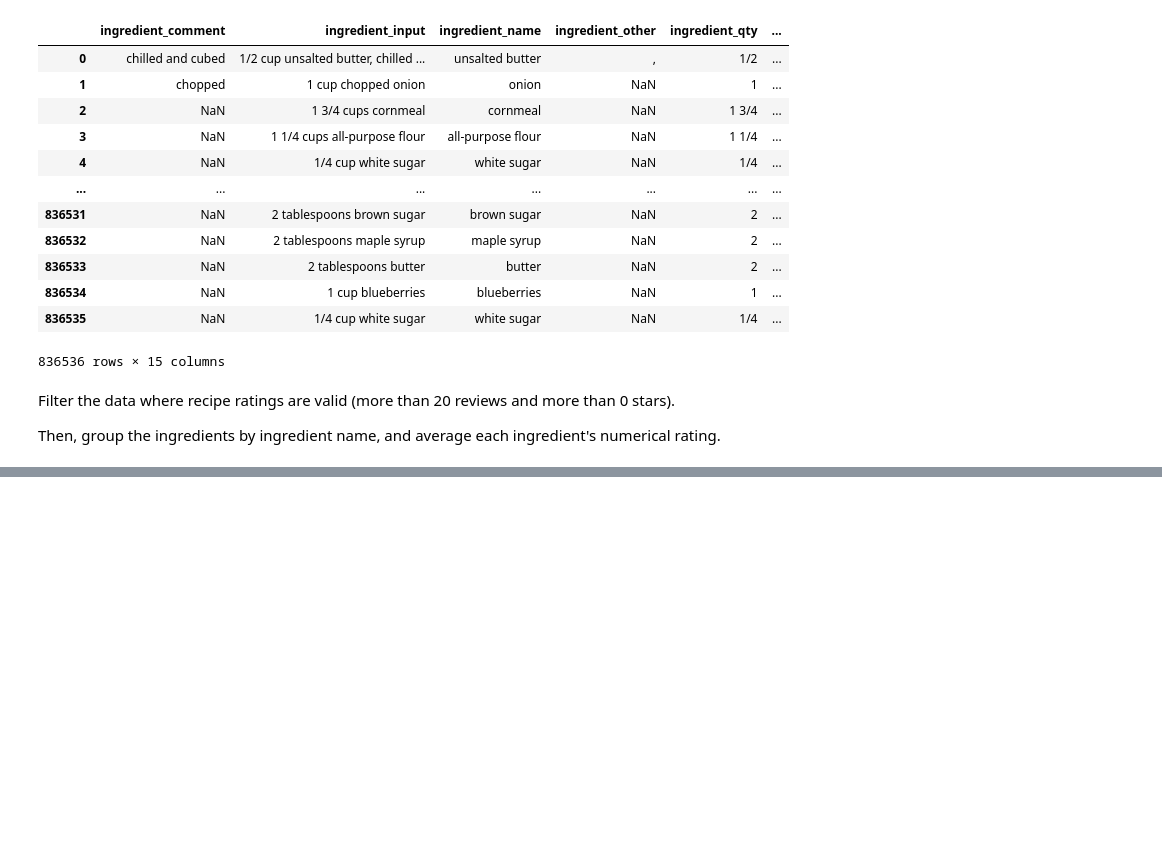
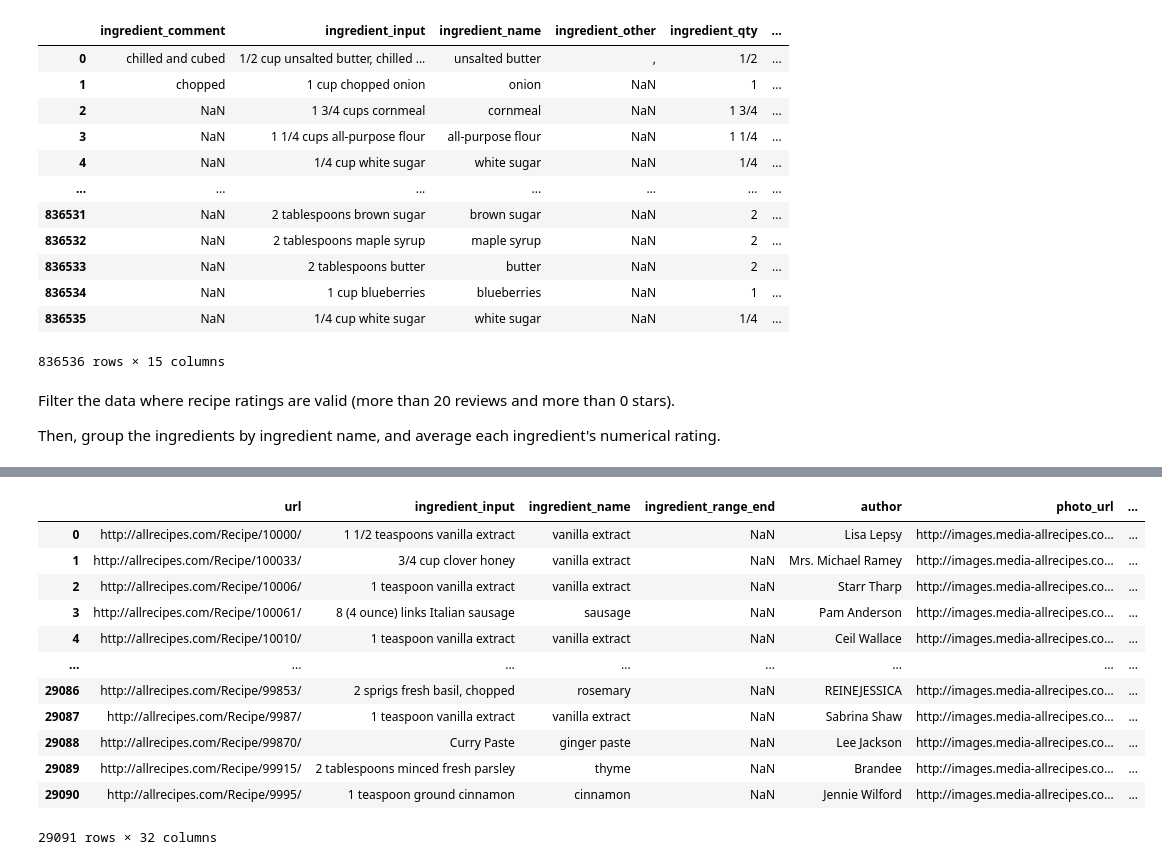
Before and after one commit to wcedmisten/foodFinder, a Jupyter notebook: All Recipes Exploratory Data Analysis.ipynb, the cells around one changed output, grey strips where cells are left out. Cells and saved outputs as stored; diff of their text form; code cells hidden in the pictures; blank space fills up the shorter version.

```diff
--- a/All Recipes Exploratory Data Analysis.ipynb
+++ b/All Recipes Exploratory Data Analysis.ipynb
@@ -180,13 +238,43 @@ array(['basil', 'black pepper', 'cinnamon', 'nutmeg', 'vanilla', 'dill',
 # %%
-spices_count = recipes_with_spices.groupby("url", as_index=False).agg(spices_count=("spice", "count"), url=("url", "first"))
+spices_count = recipes_with_spices.groupby(
+    "url", as_index=False
+).agg(
+    spices_count=("spice", "count"), url=("url", "first")
+)
 
 spices_count
 recipes_with_spices
-recipes_with_spices_with_count = recipes_with_spices.merge(spices_count, on="url")
+recipes_with_spices_with_count = recipes_with_spices.merge(
+    spices_count, on="url"
+)
 
-multi_spice_recipes = recipes_with_spices_with_count.loc[recipes_with_spices_with_count["spices_count"] > 1]
+multi_spice_recipes = recipes_with_spices_with_count.loc[
+    recipes_with_spices_with_count["spices_count"] > 1
+]
 
-dummy = pd.get_dummies(multi_spice_recipes, columns=["spice"], prefix='', prefix_sep='').groupby(['url'], as_index=False).max()
+common_multi_spice_recipes = multi_spice_recipes[multi_spice_recipes['spice'].isin(common_spices)]
+
+dummy = pd.get_dummies(
+    common_multi_spice_recipes,
+    columns=["spice"],
+    prefix='',
+    prefix_sep=''
+).groupby(['url'], as_index=False).max()
+dummy
+# %% [output]
+|  | url | ingredient_input | ingredient_name | ingredient_range_end | author | photo_url | ... |
+| 0 | http://allrecipes.com/Recipe/10000/ | 1 1/2 teaspoons vanilla extract | vanilla extract | NaN | Lisa Lepsy | http://images.media-allrecipes.co... | ... |
+| 1 | http://allrecipes.com/Recipe/100033/ | 3/4 cup clover honey | vanilla extract | NaN | Mrs. Michael Ramey | http://images.media-allrecipes.co... | ... |
+| 2 | http://allrecipes.com/Recipe/10006/ | 1 teaspoon vanilla extract | vanilla extract | NaN | Starr Tharp | http://images.media-allrecipes.co... | ... |
+| 3 | http://allrecipes.com/Recipe/100061/ | 8 (4 ounce) links Italian sausage | sausage | NaN | Pam Anderson | http://images.media-allrecipes.co... | ... |
+| 4 | http://allrecipes.com/Recipe/10010/ | 1 teaspoon vanilla extract | vanilla extract | NaN | Ceil Wallace | http://images.media-allrecipes.co... | ... |
+| ... | ... | ... | ... | ... | ... | ... | ... |
+| 29086 | http://allrecipes.com/Recipe/99853/ | 2 sprigs fresh basil, chopped | rosemary | NaN | REINEJESSICA | http://images.media-allrecipes.co... | ... |
+| 29087 | http://allrecipes.com/Recipe/9987/ | 1 teaspoon vanilla extract | vanilla extract | NaN | Sabrina Shaw | http://images.media-allrecipes.co... | ... |
+| 29088 | http://allrecipes.com/Recipe/99870/ | Curry Paste | ginger paste | NaN | Lee Jackson | http://images.media-allrecipes.co... | ... |
+| 29089 | http://allrecipes.com/Recipe/99915/ | 2 tablespoons minced fresh parsley | thyme | NaN | Brandee | http://images.media-allrecipes.co... | ... |
+| 29090 | http://allrecipes.com/Recipe/9995/ | 1 teaspoon ground cinnamon | cinnamon | NaN | Jennie Wilford | http://images.media-allrecipes.co... | ... |
+29091 rows × 32 columns
 # %%
 spice_corr = dummy.drop(columns=multi_spice_recipes.columns, errors="ignore")
 corr = spice_corr.corr()
```
Also changed, not shown: parts of 14 cells of this notebook, 2 other files.
